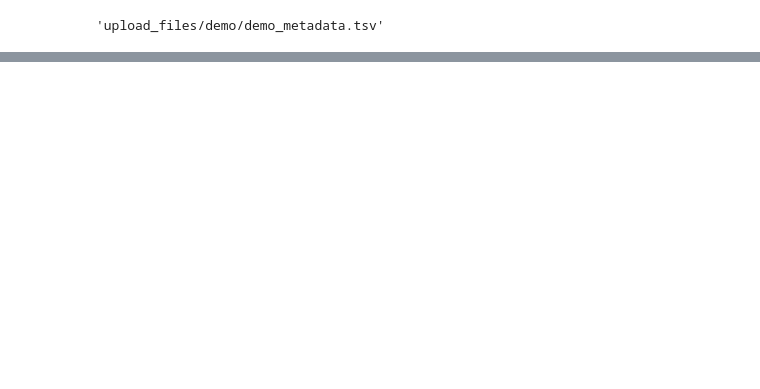
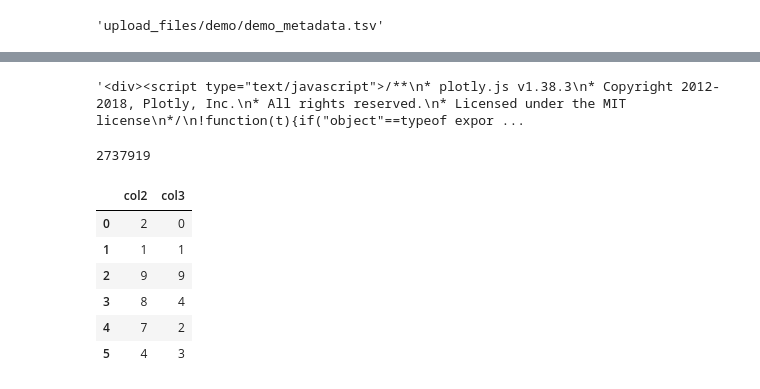
Before and after one commit to yuuch/MVP, a Jupyter notebook: read_metadata_test.ipynb, the cells around one changed output, grey strips where cells are left out. Cells and saved outputs as stored; diff of their text form; code cells hidden in the pictures; blank space fills up the shorter version.

```diff
--- a/read_metadata_test.ipynb
+++ b/read_metadata_test.ipynb
@@ -33,0 +139,5 @@ L6S93   GATTAGCACTCT    GTGCCAGCMGCCGCGGTAA     tongue  2009    4       14
+# %%
+df = pd.DataFrame({
+...     'col2' : [2, 1, 9, 8, 7, 4],
+...     'col3': [0, 1, 9, 4, 2, 3],
+... })
@@ -33,0 +149,4 @@ L6S93   GATTAGCACTCT    GTGCCAGCMGCCGCGGTAA     tongue  2009    4       14
+# %%
+s
+# %% [output]
+'<div><script type="text/javascript">/**\n* plotly.js v1.38.3\n* Copyright 2012-2018, Plotly, Inc.\n* All rights reserved.\n* Licensed under the MIT license\n*/\n!function(t){if("object"==typeof expor ...
@@ -33,0 +157,5 @@ L6S93   GATTAGCACTCT    GTGCCAGCMGCCGCGGTAA     tongue  2009    4       14
+# %%
+f = open('test.div','w')
+f.write(s)
+# %% [output]
+2737919
@@ -33,0 +165,10 @@ L6S93   GATTAGCACTCT    GTGCCAGCMGCCGCGGTAA     tongue  2009    4       14
+# %%
+df
+# %% [output]
+|  | col2 | col3 |
+| 0 | 2 | 0 |
+| 1 | 1 | 1 |
+| 2 | 9 | 9 |
+| 3 | 8 | 4 |
+| 4 | 7 | 2 |
+| 5 | 4 | 3 |
```
Also changed, not shown: parts of 43 cells of this notebook, 10 other files.
